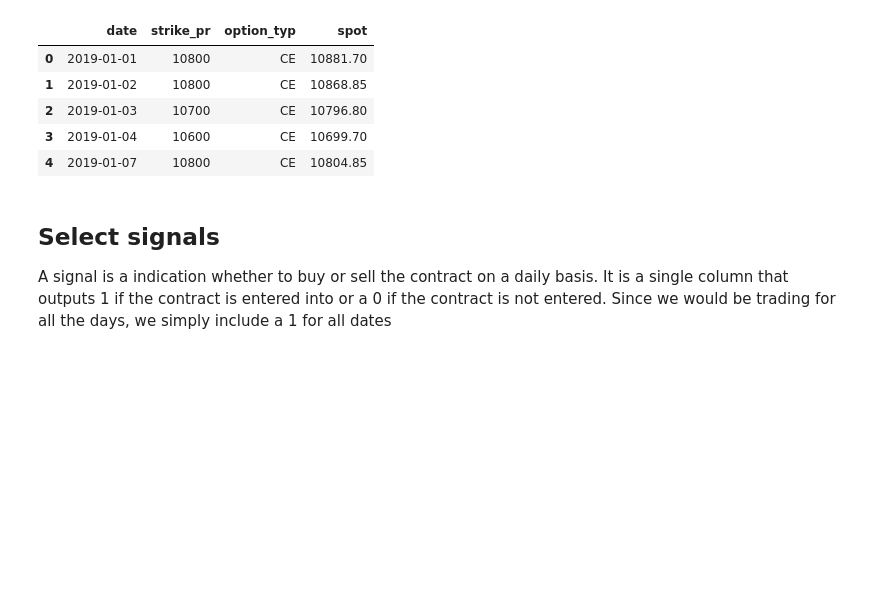
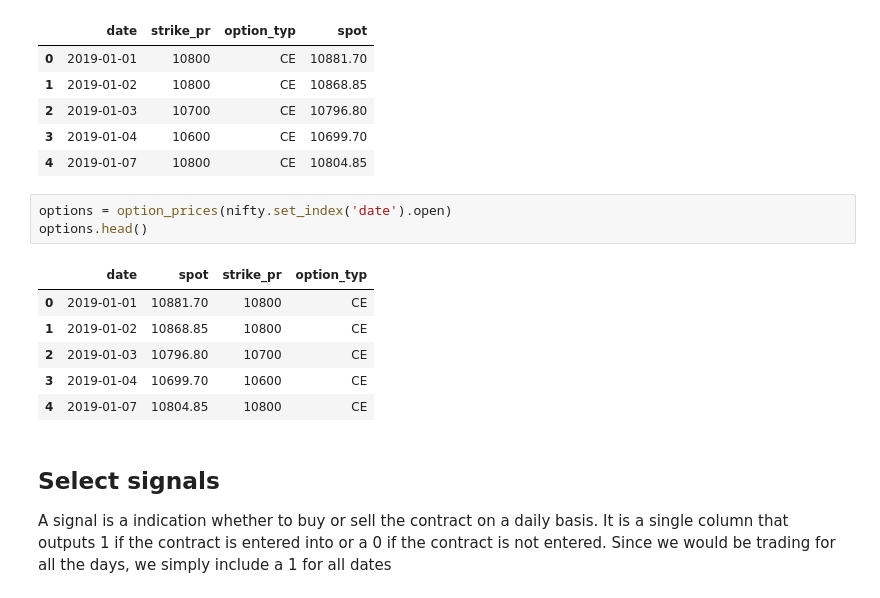
Before and after one commit to uberdeveloper/tutorial, a Jupyter notebook: notebooks/OptionsBacktesting.ipynb, the cells around one changed output. Drawn from its saved outputs; the diff is of its cells as text; blank space fills up the shorter version.

```diff
--- a/notebooks/OptionsBacktesting.ipynb
+++ b/notebooks/OptionsBacktesting.ipynb
@@ -91,6 +130,16 @@ options.head()
 | 2 | 2019-01-03 | 10700 | CE | 10796.80 |
 | 3 | 2019-01-04 | 10600 | CE | 10699.70 |
 | 4 | 2019-01-07 | 10800 | CE | 10804.85 |
+# %%
+options = option_prices(nifty.set_index('date').open)
+options.head()
+# %% [output]
+|  | date | spot | strike_pr | option_typ |
+| 0 | 2019-01-01 | 10881.70 | 10800 | CE |
+| 1 | 2019-01-02 | 10868.85 | 10800 | CE |
+| 2 | 2019-01-03 | 10796.80 | 10700 | CE |
+| 3 | 2019-01-04 | 10699.70 | 10600 | CE |
+| 4 | 2019-01-07 | 10804.85 | 10800 | CE |
 # %% [markdown]
 Select signals
 --------------
```
Also changed, not shown: parts of 4 cells of this notebook.
